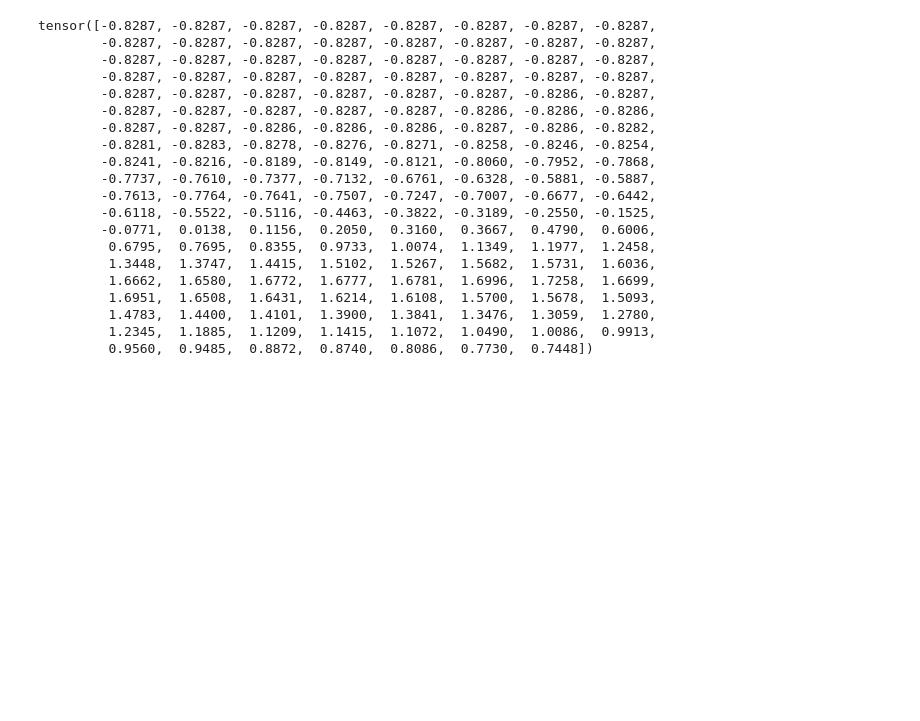
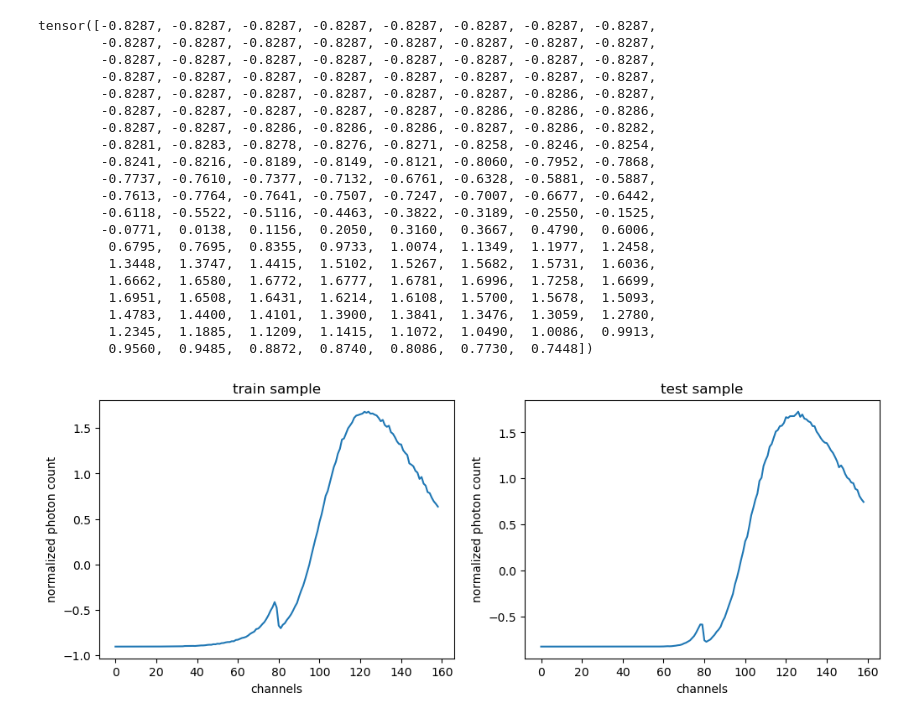
Before and after one commit to melazzini/agn_deeplearning, a Jupyter notebook: main.ipynb, the cells around one changed output. Drawn from its saved outputs; the diff is of its cells as text; code cells hidden in the pictures; blank space fills up the shorter version.

Commit message:
i can now display a pair of train/test samples, chosen randomly from the first batch

```diff
--- a/main.ipynb
+++ b/main.ipynb
@@ -193,6 +193,7 @@ print(f"Num of test data batches: {len(test_dataloader)}")
 
 # Let's investigate what's inside the first train data batch
 train_features, train_labels = next(iter(train_dataloader))
+test_features, test_labels = next(iter(test_dataloader))
 print(f"Shape of the features per batch: {train_features.shape}")
 print(f"Shape of the labels per batch: {train_labels.shape}")
 train_features[0]
@@ -221,3 +222,22 @@ tensor([-0.8287, -0.8287, -0.8287, -0.8287, -0.8287, -0.8287, -0.8287, -0.8287,
          1.4783,  1.4400,  1.4101,  1.3900,  1.3841,  1.3476,  1.3059,  1.2780,
          1.2345,  1.1885,  1.1209,  1.1415,  1.1072,  1.0490,  1.0086,  0.9913,
          0.9560,  0.9485,  0.8872,  0.8740,  0.8086,  0.7730,  0.7448])
+# %%
+# Let's show a train and a test samples inside our dataloaders
+# chosen randomly, from the first batch
+train_features_id = torch.randint(0,len(train_features),size=[1])
+test_features_id = torch.randint(0,len(test_features),size=[1])
+
+y_train = train_features[train_features_id].squeeze().numpy()
+y_test = test_features[test_features_id].squeeze().numpy()
+x_channels = np.arange(0,len(y_train))
+
+plot_pair_spectra(x_channels,y_train,x_channels,y_test,
+                  title_left="train sample", title_right="test sample",
+                  y_label_left="normalized photon count",
+                  y_label_right="normalized photon count",
+                  x_label_left="channels",
+                  x_label_right="channels",
+                  x_scale="linear")
+# %% [output]
+[figure, added]
```
Also changed, not shown: 1 other file.
